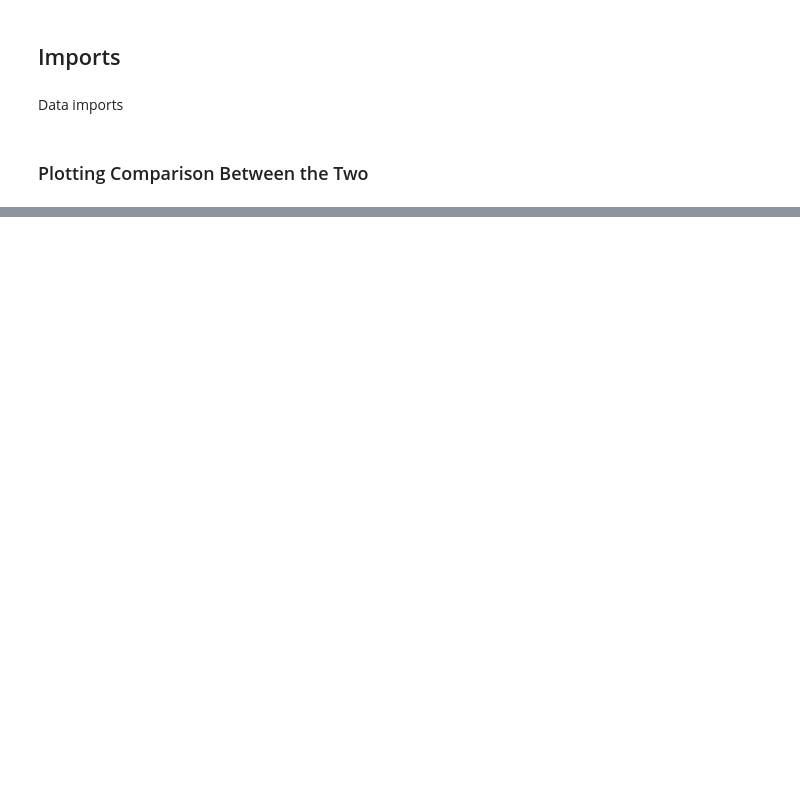
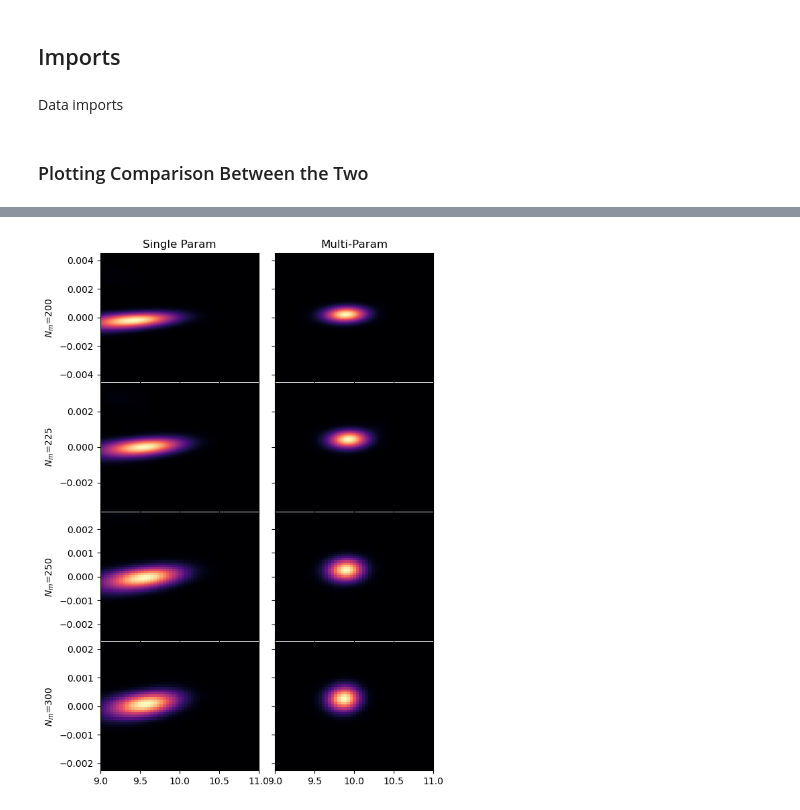
Before and after one commit to rootware/lattice_evolution, a Jupyter notebook: Python/Option1_2_comparison.ipynb, the cells around one changed output, grey strips where cells are left out. Drawn from its saved outputs; the diff is of its cells as text; code cells hidden in the pictures; blank space fills up the shorter version.

```diff
--- a/Python/Option1_2_comparison.ipynb
+++ b/Python/Option1_2_comparison.ipynb
@@ -53,0 +82,39 @@ plt.show()
+# %%
+fig=plt.figure()
+fig.set_figheight(10);
+gs = fig.add_gridspec(4, 2, hspace=0.01, wspace=0.1)
+axs = gs.subplots(sharex='col', sharey='row')
+AList = Seq1.AList;
+VList = Seq2.VList;
+
+
+
+measure_points = np.array([40,45, 50, 60]);
+min=np.array([200,210, 220, 225]);
+max = np.array([300,290, 280, 275])
+aspectarray = np.array([200,200, 200,200])
+for i in range(len(measure_points)):
+    ax = axs[i, 0];
+    im=ax.imshow(plotPaV[measure_points[i]][min[i]:max[i]+1,:], extent =[VList[0],VList[-1],AList[min[i]],AList[max[i]]],  cmap = "magma", aspect='auto')# ,  aspect=aspectarray[i])
+
+    ax = axs[i, 1];
+    im=ax.imshow(plotPaV2[measure_points[i]][min[i]:max[i]+1,:],  extent =[VList[0],VList[-1],AList[min[i]],AList[max[i]]], cmap = "magma", aspect='auto')# ,  aspect=aspectarray[i]);
+
+for ax in fig.get_axes():
+    ax.label_outer()
+#cols = ['Column {}'.format(col) for col in range(1, 4)]
+cols = ['Single Param', 'Multi-Param']
+rows = ['$N_m$={}'.format(5*row) for row in measure_points]
+
+#fig, axes = plt.subplots(nrows=4, ncols=3, figsize=(12, 8))
+
+for ax, col in zip(axs[0], cols):
+    ax.set_title(col)
+
+for ax, row in zip(axs[:,0], rows):
+    ax.set_ylabel(row+'\n'+'a $(\omega_r v_r)$', rotation=90, size='medium')
+
+fig.tight_layout()
+plt.show()
+# %% [output]
+[figure, added]
```
Also changed, not shown: parts of 8 cells of this notebook, 1 other file.
